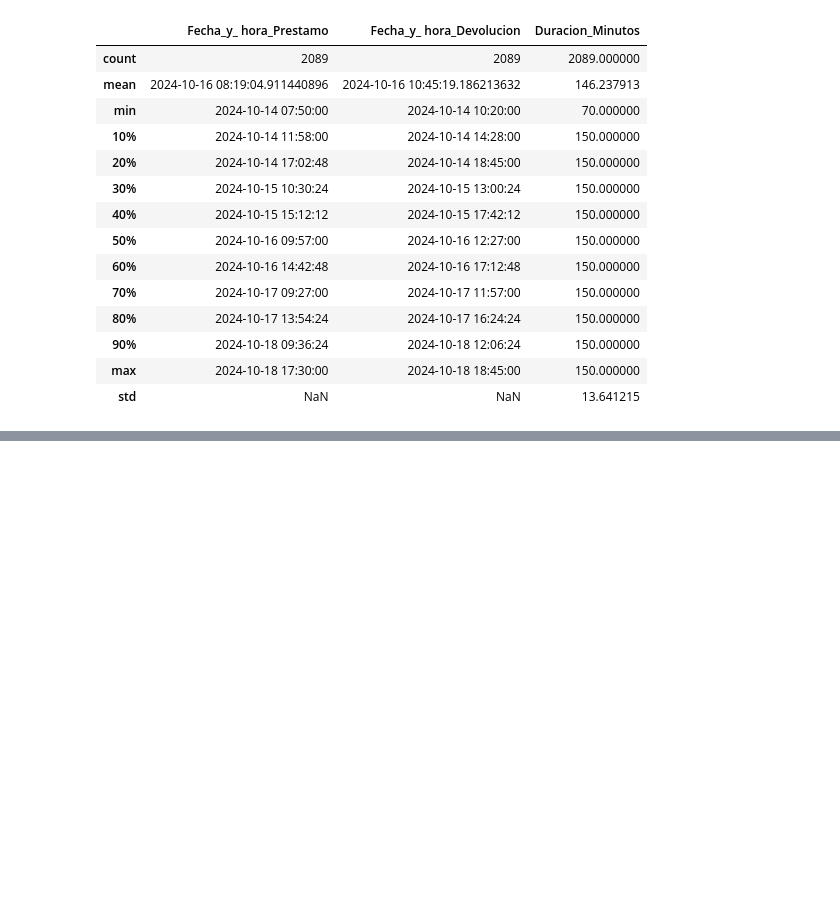
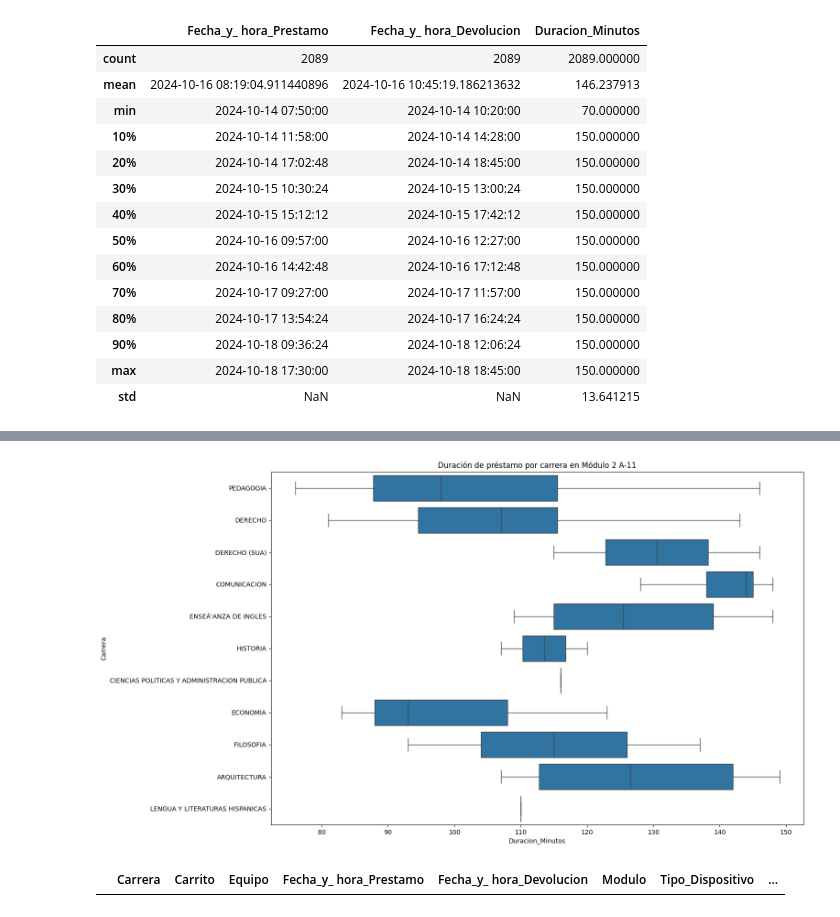
Before and after one commit to AtreyuLodbrok/simulacion-estocastica, a Jupyter notebook: analisis_explo_proyec.ipynb, the cells around one changed output, grey strips where cells are left out. Cells and saved outputs as stored; diff of their text form; code cells hidden in the pictures; blank space fills up the shorter version.

```diff
--- a/analisis_explo_proyec.ipynb
+++ b/analisis_explo_proyec.ipynb
@@ -109,0 +164,3 @@ df.head(5)
+# %%
+df_modulo_2 = df_outliers[df_outliers['Modulo'] == 'Módulo 2 A-11']
+df_modulo_2.head(5)
@@ -110,3 +174,15 @@ df.head(5)
+# %%
+plt.figure(figsize=(15, 10))
+sns.boxplot(data=df_modulo_2, x='Duracion_Minutos', y='Carrera', vert = False)
+plt.title('Duración de préstamo por carrera en Módulo 2 A-11')
+plt.show()
+# %% [output]
+[figure, added]
+# %%
+df_modulo_3 = df_outliers[df_outliers['Modulo'] == 'Módulo 3 CEDETEC']
+df_modulo_3.head(5)
+# %% [output]
+|  | Carrera | Carrito | Equipo | Fecha_y_ hora_Prestamo | Fecha_y_ hora_Devolucion | Modulo | Tipo_Dispositivo | ... |
 # %%
 df_explanada_mac = df[df['Modulo'] == 'Módulo 1 Explanada M@C']
 df_explanada_mac.head(5)
```
Also changed, not shown: parts of 22 cells of this notebook.
